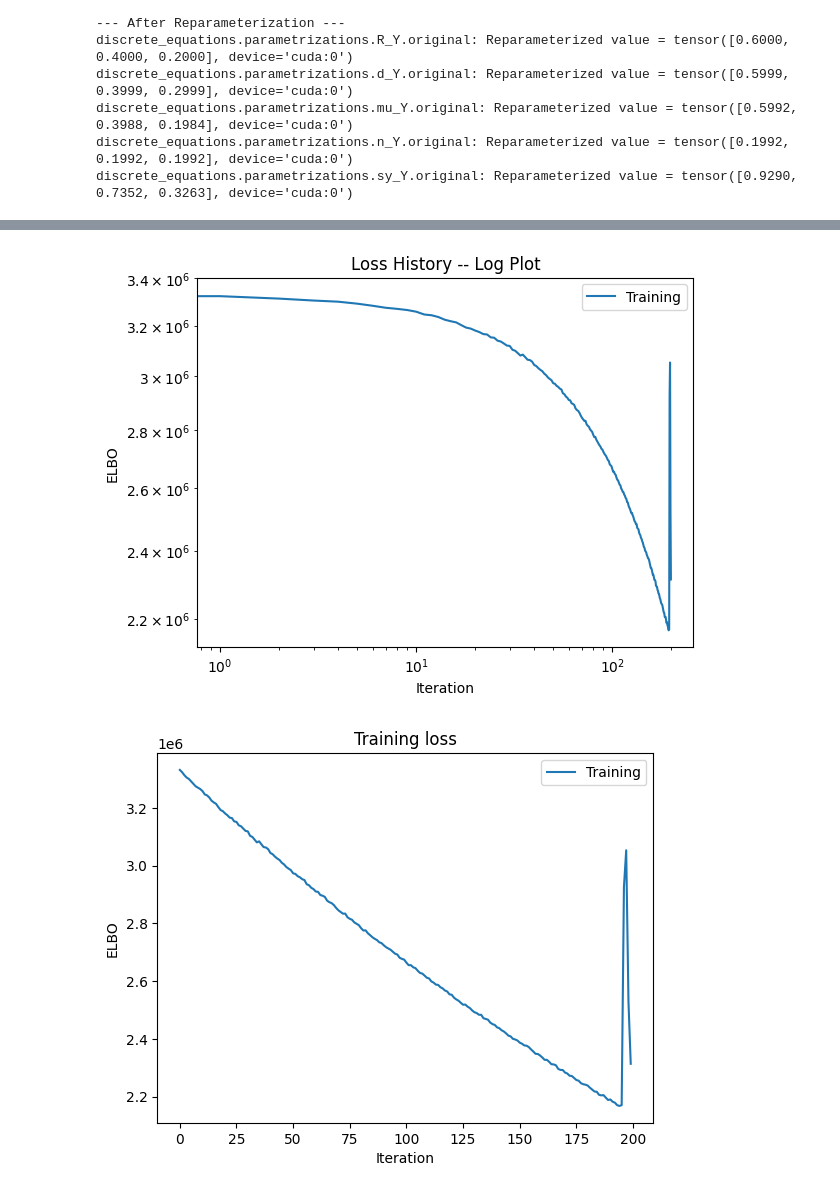
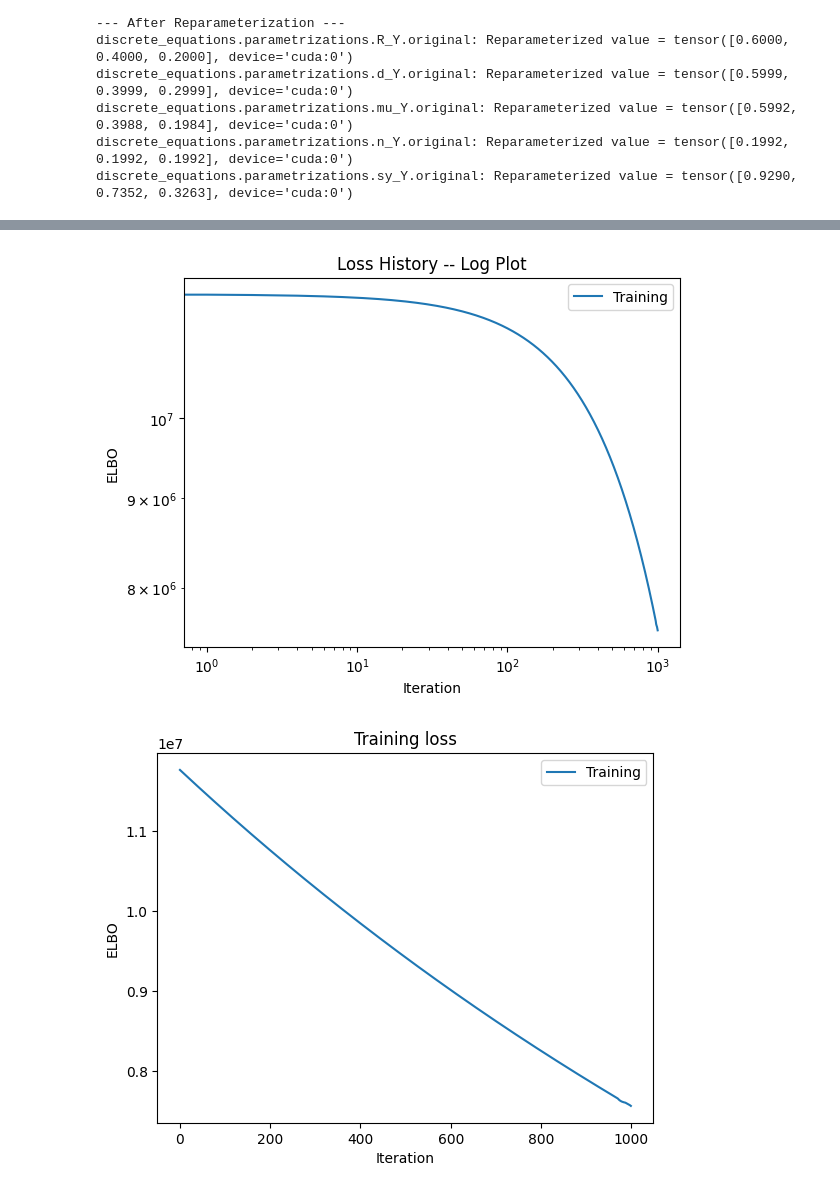
Before and after one commit to ColinMG2/neml2, a Jupyter notebook: cmg_projects/stress-strain/examples/example_statistical.ipynb, the cells around one changed output, grey strips where cells are left out. Saved outputs shown, nothing was run; the diff lists cells and outputs as text; code cells hidden in the pictures.

```diff
--- a/cmg_projects/stress-strain/examples/example_statistical.ipynb
+++ b/cmg_projects/stress-strain/examples/example_statistical.ipynb
@@ -495,7 +495,7 @@ plt.show()
 # %%
 guide = pyro.infer.autoguide.guides.AutoDelta(hsmodel)
-lr = 5.0e-4
-niter = 200
+lr = 1.0e-4
+niter = 1000
 num_samples = 1
 
 optimizer = pyro.optim.ClippedAdam({'lr': lr})
@@ -504,34 +504,32 @@ svi = SVI(hsmodel, guide, optimizer, loss = loss)
 # %%
 titer = tqdm.tqdm(
     range(niter),
     bar_format="{desc}: {percentage:3.0f}%|{bar}|{n_fmt}/{total_fmt}{postfix}",
 )
 titer.set_description("Loss:")
 loss_history = []
 for i in titer:
-    batch_idx = torch.randint(0, noisy_exp_stress_data.shape[0], (1,), device=device).item()
-    batch_results = noisy_exp_stress_data[batch_idx]
-    closs = svi.step(time, temperature_tensor, loading, results=batch_results)
+    closs = svi.step(time, temperature_tensor, loading, results=exp_stress_data)
     loss_history.append(closs)
     titer.set_description("Loss: %3.2e" % closs)
 
 plt.figure()
 plt.loglog(loss_history, label='Training')
 plt.xlabel('Iteration')
 plt.ylabel('ELBO')
 plt.legend(loc='best')
 plt.title('Loss History -- Log Plot')
 
 plt.figure()
 plt.plot(loss_history, label="Training")
 plt.xlabel("Iteration")
 plt.ylabel("ELBO")
 plt.legend(loc="best")
 plt.title("Training loss")
 plt.show()
 # %% [output]
-[figure, old version]
+[figure, new version]
-[figure, old version]
+[figure, new version]
 # %%
 nreps = 10
 predict = Predictive(hsmodel, guide=guide, num_samples=nreps)
```
Also changed, not shown: parts of 4 cells of this notebook, 5 other files.
